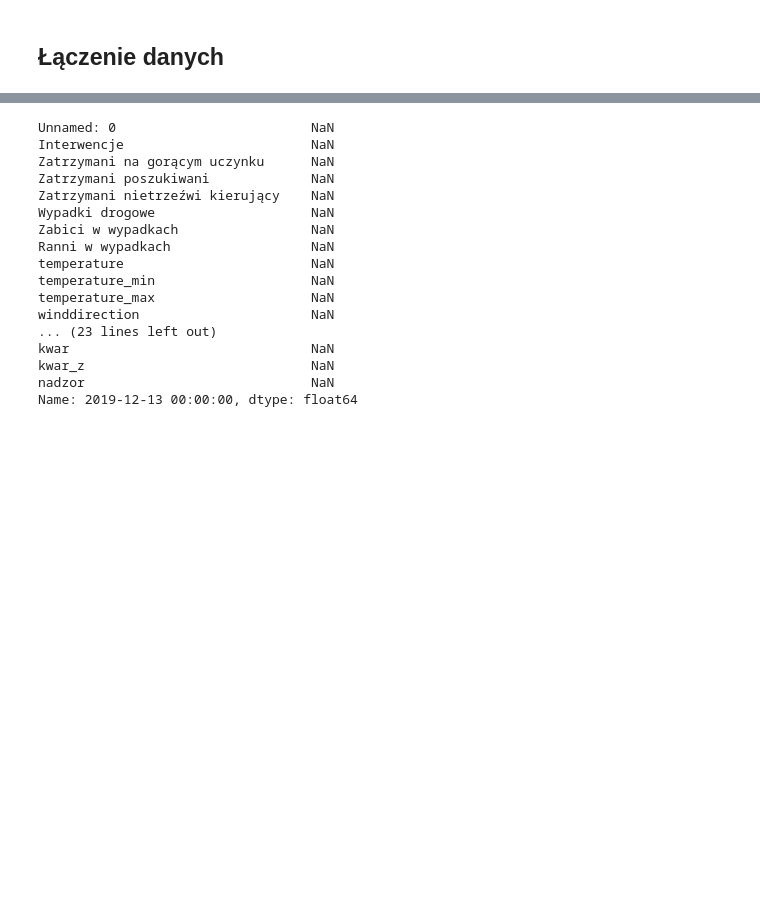
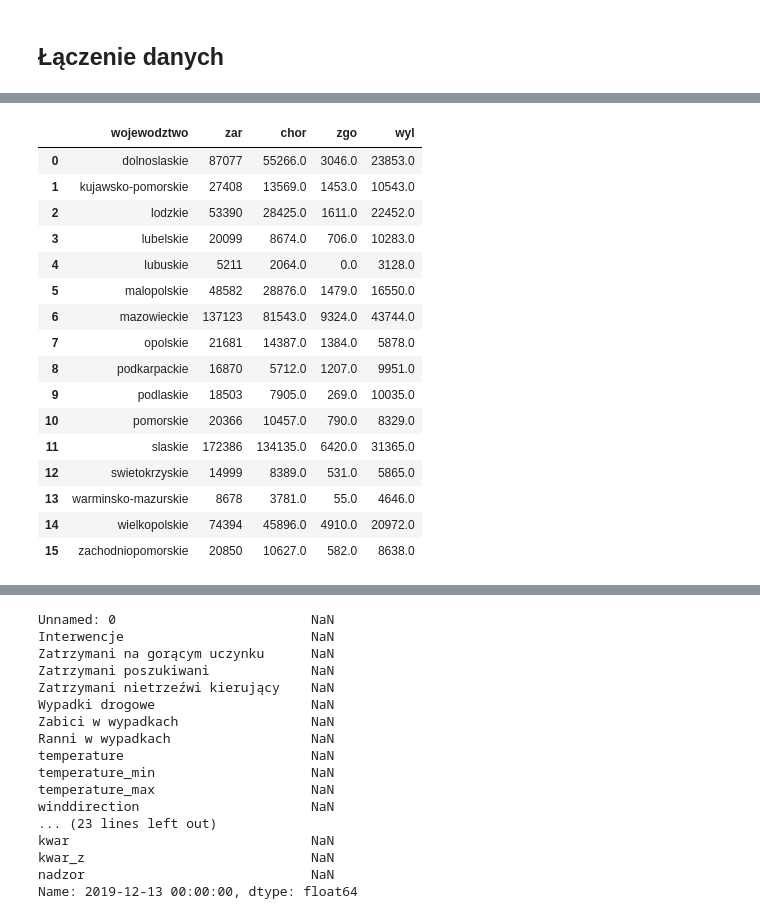
Before and after one commit to knmlprz/corona-analysis-1, a Jupyter notebook: notebooks/ImportDanych.ipynb, the cells around one changed output, grey strips where cells are left out. Cells and saved outputs as stored; diff of their text form; code cells hidden in the pictures; blank space fills up the shorter version.

```diff
--- a/notebooks/ImportDanych.ipynb
+++ b/notebooks/ImportDanych.ipynb
@@ -340,0 +366,20 @@ demografia
+# %%
+wojewodztwa.groupby(['wojewodztwo']).sum().reset_index()
+# %% [output]
+|  | wojewodztwo | zar | chor | zgo | wyl |
+| 0 | dolnoslaskie | 87077 | 55266.0 | 3046.0 | 23853.0 |
+| 1 | kujawsko-pomorskie | 27408 | 13569.0 | 1453.0 | 10543.0 |
+| 2 | lodzkie | 53390 | 28425.0 | 1611.0 | 22452.0 |
+| 3 | lubelskie | 20099 | 8674.0 | 706.0 | 10283.0 |
+| 4 | lubuskie | 5211 | 2064.0 | 0.0 | 3128.0 |
+| 5 | malopolskie | 48582 | 28876.0 | 1479.0 | 16550.0 |
+| 6 | mazowieckie | 137123 | 81543.0 | 9324.0 | 43744.0 |
+| 7 | opolskie | 21681 | 14387.0 | 1384.0 | 5878.0 |
+| 8 | podkarpackie | 16870 | 5712.0 | 1207.0 | 9951.0 |
+| 9 | podlaskie | 18503 | 7905.0 | 269.0 | 10035.0 |
+| 10 | pomorskie | 20366 | 10457.0 | 790.0 | 8329.0 |
+| 11 | slaskie | 172386 | 134135.0 | 6420.0 | 31365.0 |
+| 12 | swietokrzyskie | 14999 | 8389.0 | 531.0 | 5865.0 |
+| 13 | warminsko-mazurskie | 8678 | 3781.0 | 55.0 | 4646.0 |
+| 14 | wielkopolskie | 74394 | 45896.0 | 4910.0 | 20972.0 |
+| 15 | zachodniopomorskie | 20850 | 10627.0 | 582.0 | 8638.0 |
```
Also changed, not shown: parts of 23 cells of this notebook, 1 other file.
